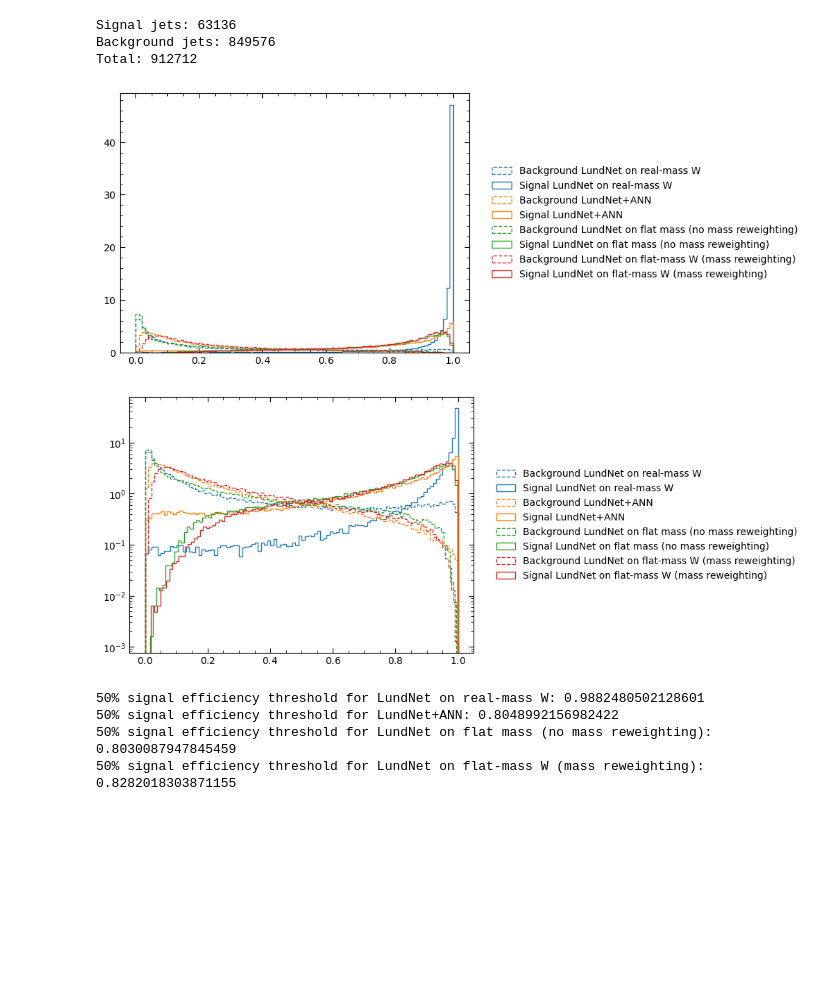
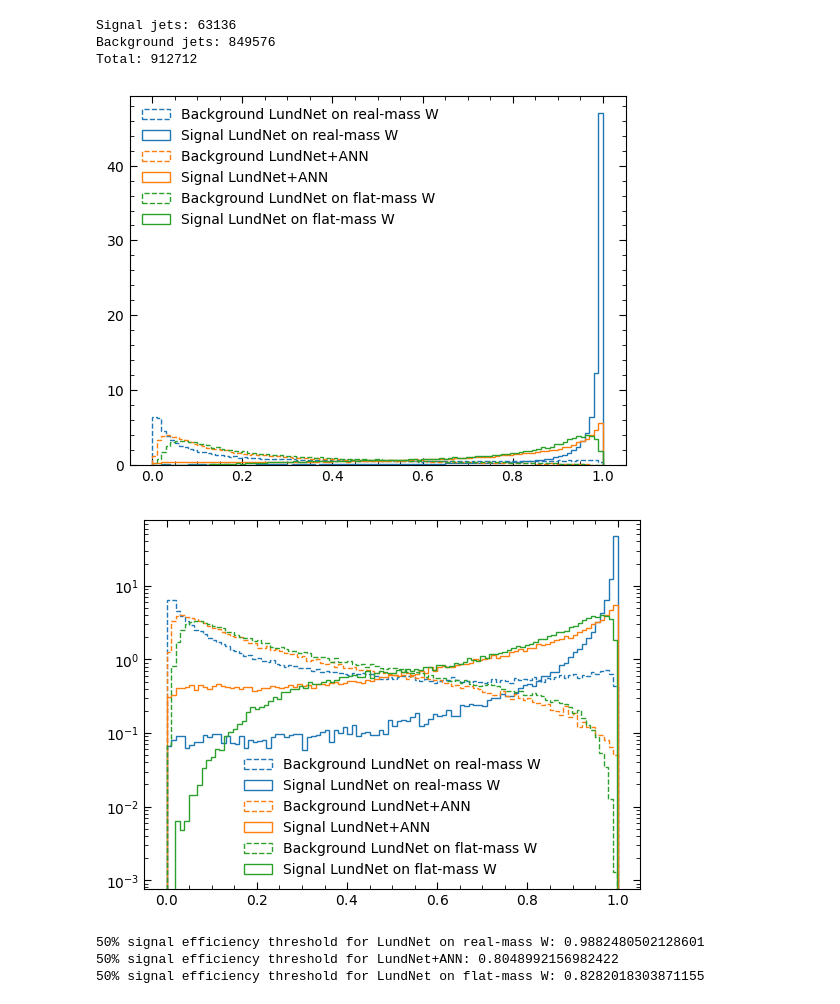
Before and after one commit to KonDoran/lundtoptagger, a Jupyter notebook: plottingW.ipynb, the cells around one changed output. Drawn from its saved outputs; the diff is of its cells as text; code cells hidden in the pictures; blank space fills up the shorter version.

Commit message:
W plots for publication

```diff
--- a/plottingW.ipynb
+++ b/plottingW.ipynb
@@ -116,10 +116,10 @@ models = {
     "LundNet+ANN": {
         "scores": data["fjet_LundNet_rafael_adv_e320"]
     },
-    "LundNet on flat mass (no mass reweighting)": {
-        "scores": data["fjet_LundNet_rafael_Wflat"]
-    },
-    "LundNet on flat-mass W (mass reweighting)": {
+    # "LundNet on flat mass (no mass reweighting)": {
+    #     "scores": data["fjet_LundNet_rafael_Wflat"]
+    # },
+    "LundNet on flat-mass W": {  # (mass reweighting)
         "scores": data["fjet_LundNet_flatmass_run17"]
     },
     # "LundNet+ANN (Rafael) e198": {
@@ -150,37 +150,37 @@ plt.rcParams['ytick.minor.size'] = 3
 # %%
 # Extract scores and labels
 labels = data["labels"]
 
 hist_params = dict(
     bins = 100,
     # range = (0, 1),
     density = True,
     # alpha = 0.5,
     histtype = "step"
 )
 
 selected_models = models.keys()
 for i, model in enumerate(selected_models):
     scores = models[model]["scores"]
     hist_params["color"] = f"C{i}"
     plt.hist(scores[labels==0], weights=weights[labels==0], label="Background "+model, ls="--", **hist_params)
     plt.hist(scores[labels==1], weights=weights[labels==1], label="Signal "+model,     ls="-",  **hist_params)
-# plt.legend(frameon=False)
-plt.legend(frameon=False, bbox_to_anchor=(1.04,0.5), loc="center left")
+plt.legend(frameon=False)
+# plt.legend(frameon=False, bbox_to_anchor=(1.04,0.5), loc="center left")
 plt.show()
 
 for i, model in enumerate(selected_models):
     scores = models[model]["scores"]
     hist_params["color"] = f"C{i}"
     plt.hist(scores[labels==0], weights=weights[labels==0], label="Background "+model, ls="--", **hist_params)
     plt.hist(scores[labels==1], weights=weights[labels==1], label="Signal "+model,     ls="-",  **hist_params)
     plt.yscale('log')
-# plt.legend(frameon=False)
-plt.legend(frameon=False, bbox_to_anchor=(1.04,0.5), loc="center left")
+plt.legend(frameon=False)
+# plt.legend(frameon=False, bbox_to_anchor=(1.04,0.5), loc="center left")
 plt.show()
 # %% [output]
-[figure, old version]
+[figure, new version]
-[figure, old version]
+[figure, new version]
 # %%
 # TODO: working point should be calculated differently if weights are used - sum of weights of signal jets with score above threshold should be 50% of total weight of signal jets
 # it doesn't make a difference for currently used signal samples because their MC weights are all equal to 1, but this is something to keep in mind for future samples
@@ -200,8 +200,7 @@ for model in models:
 # %% [output]
 50% signal efficiency threshold for LundNet on real-mass W: 0.9882480502128601
 50% signal efficiency threshold for LundNet+ANN: 0.8048992156982422
-50% signal efficiency threshold for LundNet on flat mass (no mass reweighting): 0.8030087947845459
-50% signal efficiency threshold for LundNet on flat-mass W (mass reweighting): 0.8282018303871155
+50% signal efficiency threshold for LundNet on flat-mass W: 0.8282018303871155
 # %%
 var_params = {
     "fjet_m":  {"title": "Large-$R$ jet mass [GeV]",  "bins": 50, "range": (50, 300) },
```
Also changed, not shown: parts of 3 cells of this notebook.
